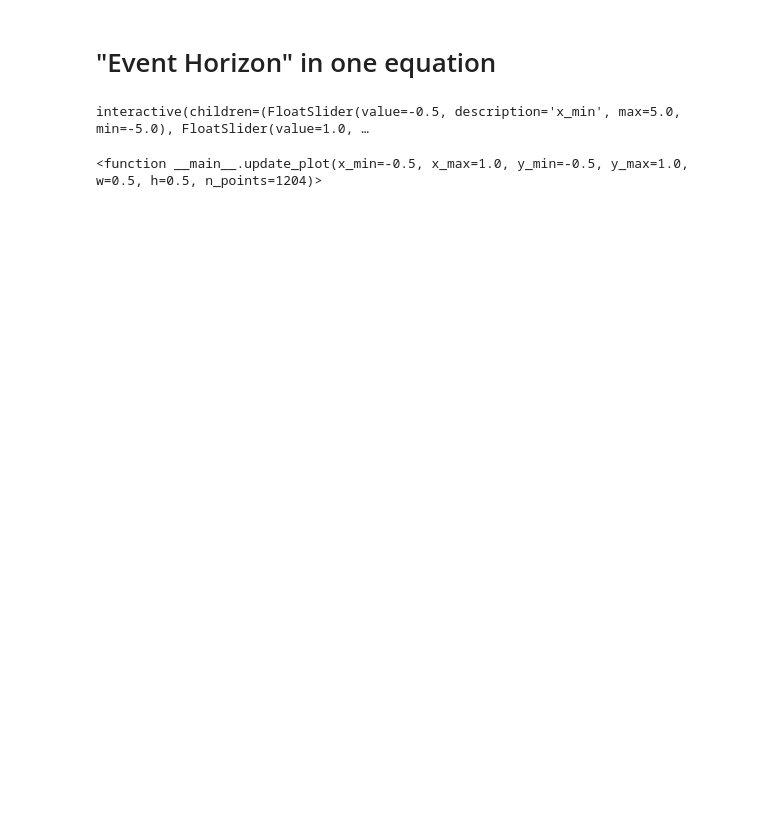
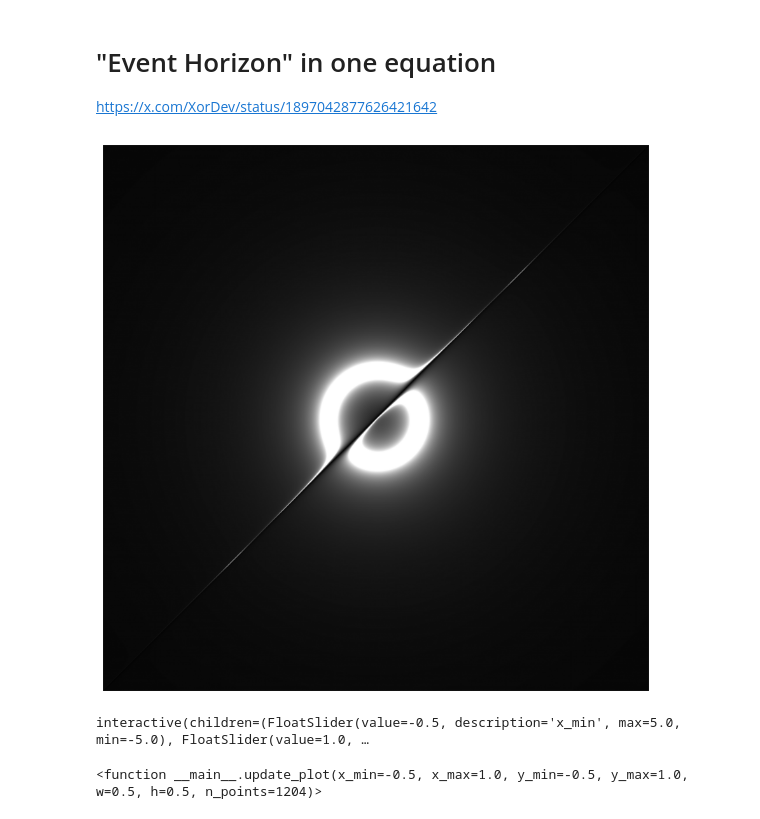
Before and after one commit to dwojcik92/MathImages, a Jupyter notebook: EvenHorizon.ipynb, the cells around one changed output. Drawn from its saved outputs; the diff is of its cells as text; code cells hidden in the pictures; blank space fills up the shorter version.

```diff
--- a/EvenHorizon.ipynb
+++ b/EvenHorizon.ipynb
@@ -1,2 +1,3 @@
 # %% [markdown]
 # "Event Horizon" in one equation
+https://x.com/XorDev/status/1897042877626421642
@@ -3 +8,20 @@
+# %%
+def o(x,y,w,h):
+    a1 = np.sqrt( ((2*x-w)/(h))**2 + ((2*y-h)/(h))**2)
+    a2 = 0.01*h/(2*(x-y)+h-w+1.e-6)
+    return 0.1/np.abs(a1-0.5+a2)
+# %%
+x_min, x_max = -0.5, 1
+y_min, y_max = -0.5, 1
+w = 0.5
+h = 0.5
+n_points = 1024
+x,y = np.meshgrid(np.linspace(x_min,x_max,n_points),np.linspace(y_min,y_max,n_points))
+image_data = o(x,y,w,h)
+plt.figure(figsize=(10,20), dpi=300)
+plt.imshow(image_data, cmap='gray', origin='lower', vmin=0, vmax=1)
+plt.axis('off')
+plt.show()
+# %% [output]
+[figure, added]
 # %%
```
Also changed, not shown: parts of 2 cells of this notebook.
